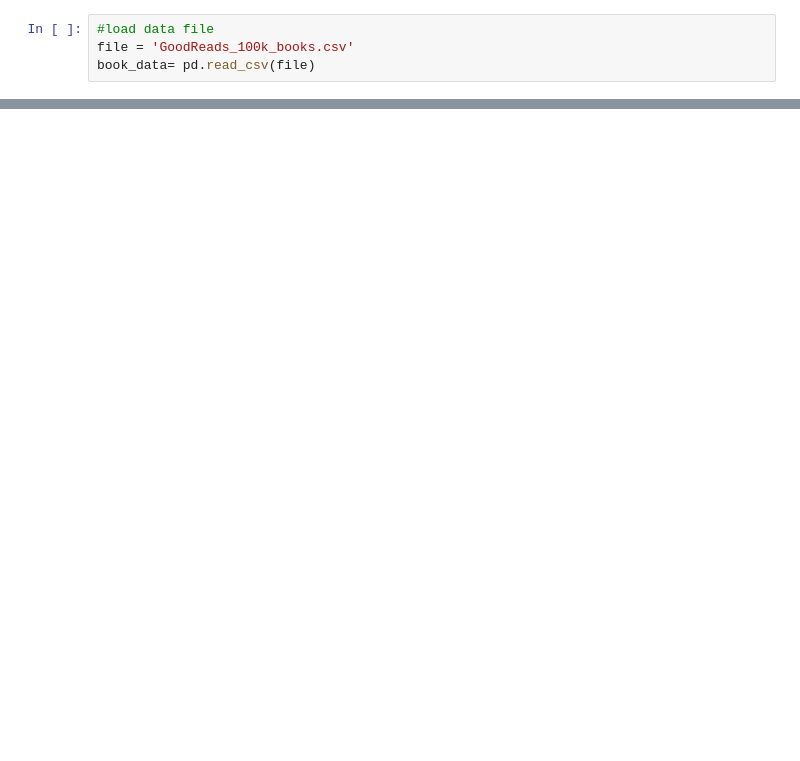
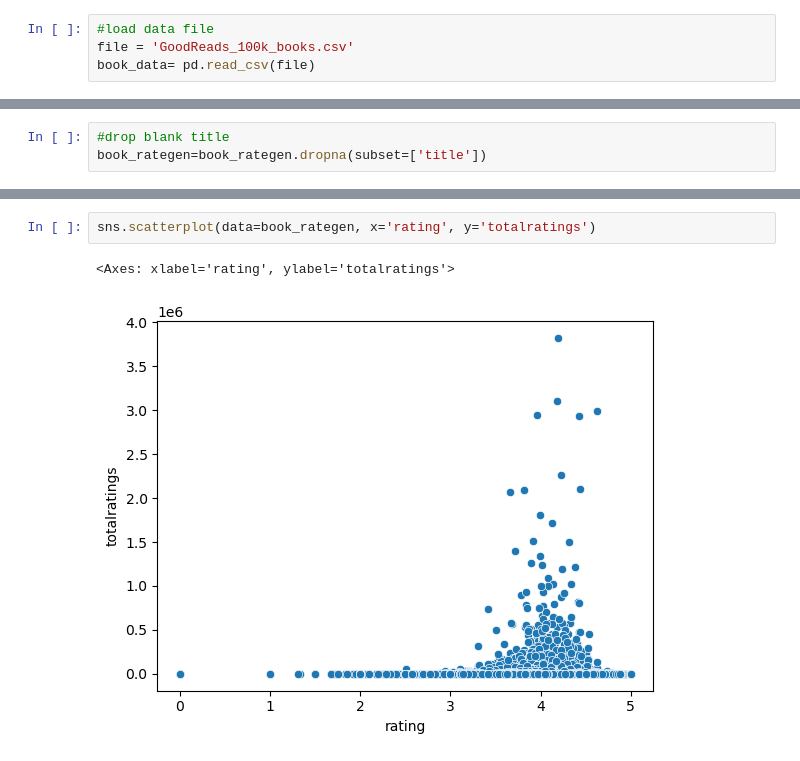
Before and after one commit to JessGlassF/Capstone-2, a Jupyter notebook: Capstone2.ipynb, the cells around one changed output, grey strips where cells are left out. Saved outputs shown, nothing was run; the diff lists cells and outputs as text; blank space fills up the shorter version.

```diff
--- a/Capstone2.ipynb
+++ b/Capstone2.ipynb
@@ -134,0 +88,3 @@ book_rategen.select_dtypes('object')
+# %%
+#drop blank title
+book_rategen=book_rategen.dropna(subset=['title'])
@@ -216,0 +236,5 @@ print(book_sorts)
+# %%
+sns.scatterplot(data=book_rategen, x='rating', y='totalratings')
+# %% [output]
+<Axes: xlabel='rating', ylabel='totalratings'>
+[figure, added]
```
Also changed, not shown: parts of 33 cells of this notebook.
